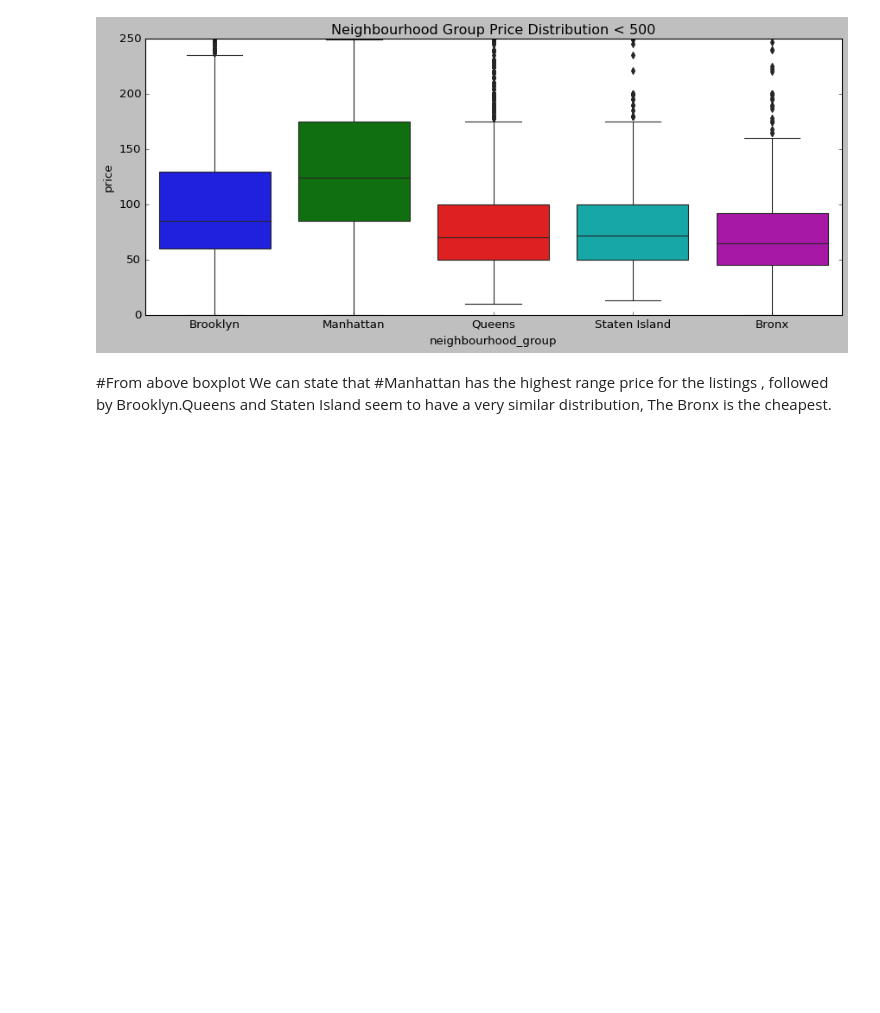
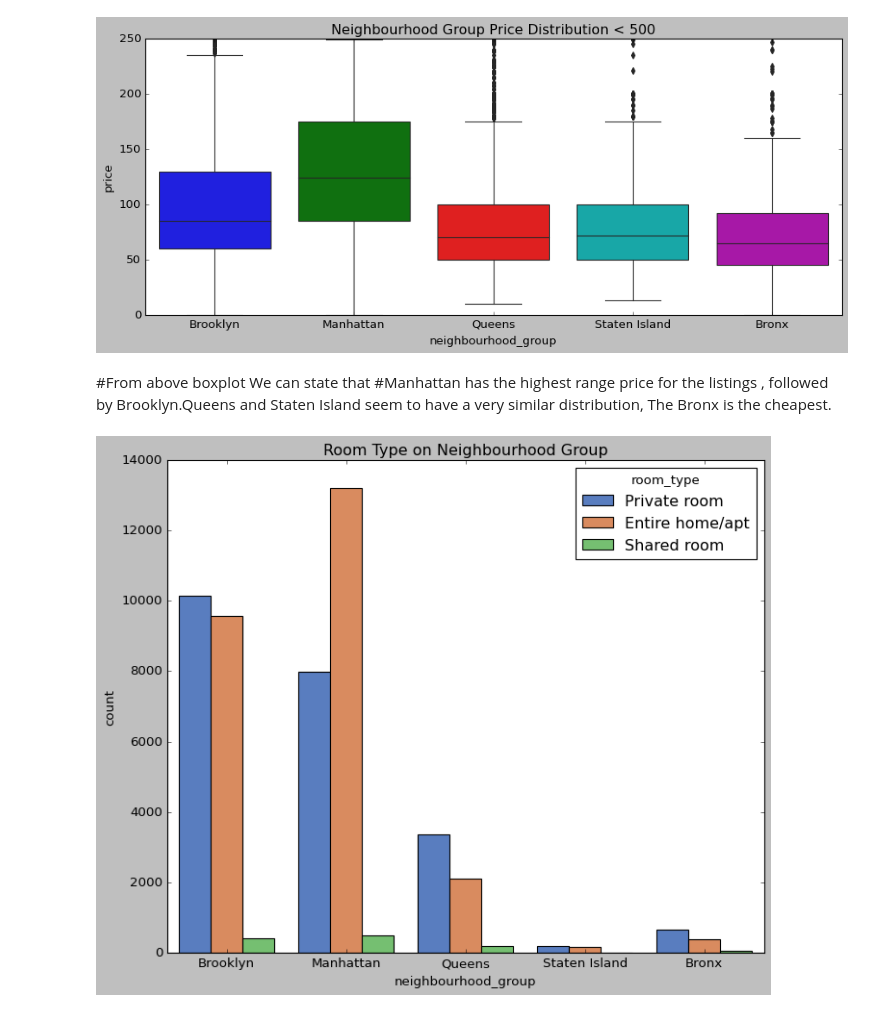
Before and after one commit to rohithub55/airbnb-analysis, a Jupyter notebook: airbnb_analysis.ipynb, the cells around one changed output. Saved outputs shown, nothing was run; the diff lists cells and outputs as text; code cells hidden in the pictures; blank space fills up the shorter version.

```diff
--- a/airbnb_analysis.ipynb
+++ b/airbnb_analysis.ipynb
@@ -276,3 +276,11 @@ plt.show()
 # %% [markdown]
 #From above boxplot We can state that
 #Manhattan has the highest range price for the listings , followed by Brooklyn.Queens and Staten Island seem to have a very similar distribution, The Bronx is the cheapest.
+# %%
+#Room type and most listed neighbourhood groups.....
+plt.figure(figsize=(10,8))
+plt.title("Room Type on Neighbourhood Group")
+sns.countplot(airbnb_df.neighbourhood_group,hue=airbnb_df.room_type,palette='muted')
+plt.show()
+# %% [output]
+[figure, added]
```
